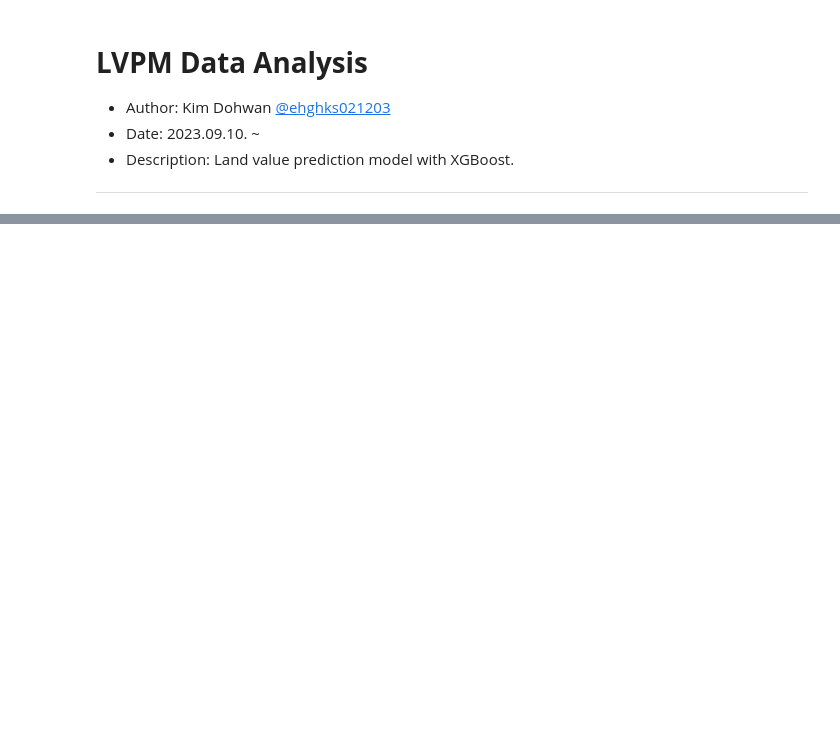
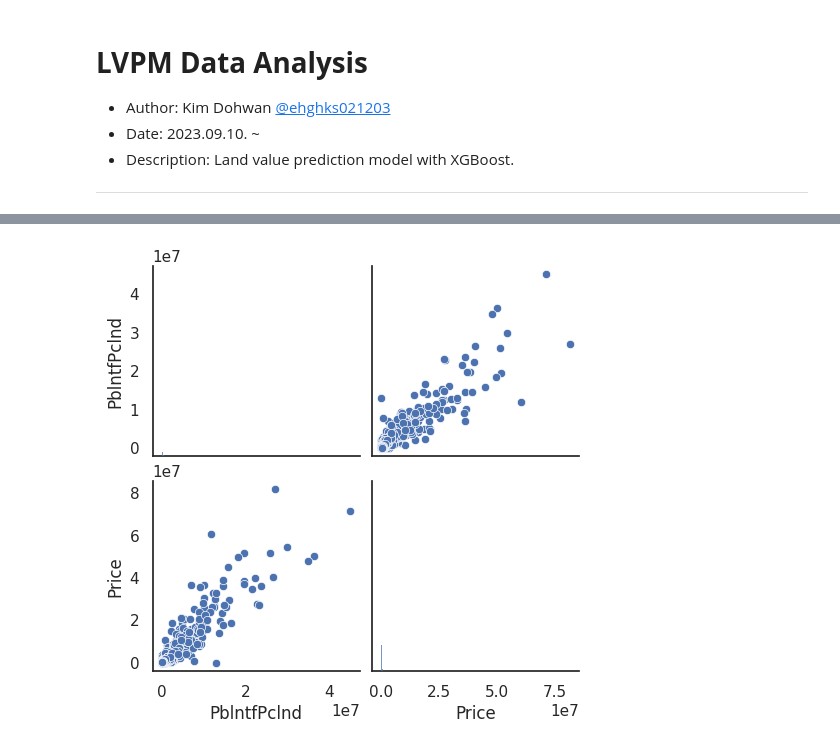
Before and after one commit to ehghks021203/LandValuePredictionModel, a Jupyter notebook: Notebooks/data_analysis.ipynb, the cells around one changed output, grey strips where cells are left out. Saved outputs shown, nothing was run; the diff lists cells and outputs as text; code cells hidden in the pictures; blank space fills up the shorter version.

```diff
--- a/Notebooks/data_analysis.ipynb
+++ b/Notebooks/data_analysis.ipynb
@@ -67,0 +90,5 @@ for var in numerical:
+# %%
+sns.pairplot(df, vars=["PblntfPclnd", "Price"])
+plt.show()
+# %% [output]
+[figure, added]
```
Also changed, not shown: parts of 11 cells of this notebook, 18 other files.
